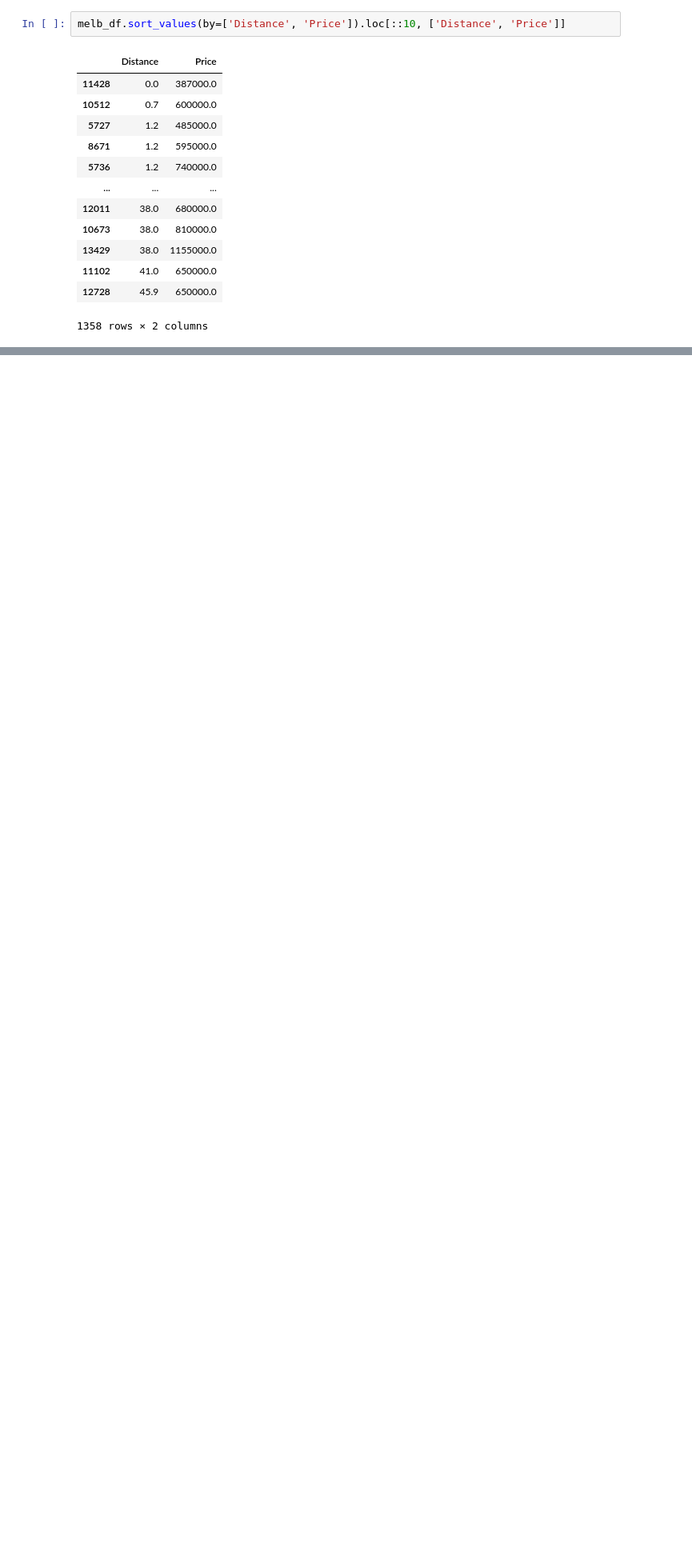
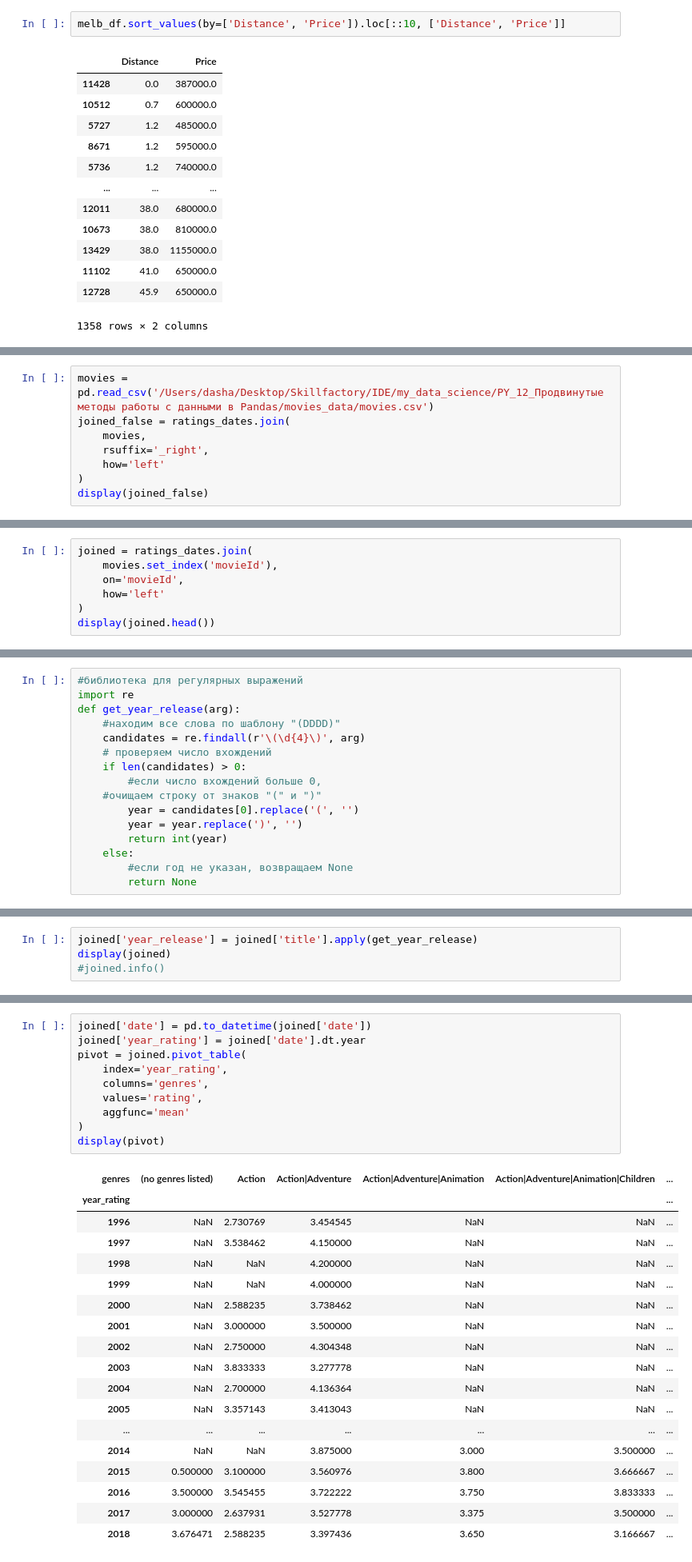
Before and after one commit to DaryaIly/my_data_science, a Jupyter notebook: PY_12_Продвинутые методы работы с данными в Pandas/Продвинутые приемы работы с данными в Pandas.ipynb, the cells around one changed output, grey strips where cells are left out. Shown: that part at 80% size. Cells and saved outputs as stored; diff of their text form; blank space fills up the shorter version.

```diff
--- a/PY_12_Продвинутые методы работы с данными в Pandas/Продвинутые приемы работы с данными в Pandas.ipynb
+++ b/PY_12_Продвинутые методы работы с данными в Pandas/Продвинутые приемы работы с данными в Pandas.ipynb
@@ -183,0 +854,8 @@ NameError: name 'melb_df' is not defined
+# %%
+movies = pd.read_csv('/Users/dasha/Desktop/Skillfactory/IDE/my_data_science/PY_12_Продвинутые методы работы с данными в Pandas/movies_data/movies.csv')
+joined_false = ratings_dates.join(
+    movies,
+    rsuffix='_right',
+    how='left'
+)
+display(joined_false)
@@ -183,0 +880,7 @@ NameError: name 'melb_df' is not defined
+# %%
+joined = ratings_dates.join(
+    movies.set_index('movieId'),
+    on='movieId',
+    how='left'
+)
+display(joined.head())
@@ -183,0 +965,16 @@ NameError: name 'melb_df' is not defined
+# %%
+#библиотека для регулярных выражений
+import re
+def get_year_release(arg):
+    #находим все слова по шаблону "(DDDD)"
+    candidates = re.findall(r'\(\d{4}\)', arg)
+    # проверяем число вхождений
+    if len(candidates) > 0:
+        #если число вхождений больше 0,
+	#очищаем строку от знаков "(" и ")"
+        year = candidates[0].replace('(', '')
+        year = year.replace(')', '')
+        return int(year)
+    else:
+        #если год не указан, возвращаем None
+        return None
@@ -183,0 +985,4 @@ NameError: name 'melb_df' is not defined
+# %%
+joined['year_release'] = joined['title'].apply(get_year_release)
+display(joined)
+#joined.info()
@@ -183,0 +1084,29 @@ NameError: name 'melb_df' is not defined
+# %%
+joined['date'] = pd.to_datetime(joined['date'])
+joined['year_rating'] = joined['date'].dt.year
+pivot = joined.pivot_table(
+    index='year_rating',
+    columns='genres',
+    values='rating',
+    aggfunc='mean'
+)
+display(pivot)
+# %% [output]
+| genres | (no genres listed) | Action | Action|Adventure | Action|Adventure|Animation | Action|Adventure|Animation|Children | ... |
+| year_rating |  |  |  |  |  | ... |
+| 1996 | NaN | 2.730769 | 3.454545 | NaN | NaN | ... |
+| 1997 | NaN | 3.538462 | 4.150000 | NaN | NaN | ... |
+| 1998 | NaN | NaN | 4.200000 | NaN | NaN | ... |
+| 1999 | NaN | NaN | 4.000000 | NaN | NaN | ... |
+| 2000 | NaN | 2.588235 | 3.738462 | NaN | NaN | ... |
+| 2001 | NaN | 3.000000 | 3.500000 | NaN | NaN | ... |
+| 2002 | NaN | 2.750000 | 4.304348 | NaN | NaN | ... |
+| 2003 | NaN | 3.833333 | 3.277778 | NaN | NaN | ... |
+| 2004 | NaN | 2.700000 | 4.136364 | NaN | NaN | ... |
+| 2005 | NaN | 3.357143 | 3.413043 | NaN | NaN | ... |
+| ... | ... | ... | ... | ... | ... | ... |
+| 2014 | NaN | NaN | 3.875000 | 3.000 | 3.500000 | ... |
+| 2015 | 0.500000 | 3.100000 | 3.560976 | 3.800 | 3.666667 | ... |
+| 2016 | 3.500000 | 3.545455 | 3.722222 | 3.750 | 3.833333 | ... |
+| 2017 | 3.000000 | 2.637931 | 3.527778 | 3.375 | 3.500000 | ... |
+| 2018 | 3.676471 | 2.588235 | 3.397436 | 3.650 | 3.166667 | ... |
```
Also changed, not shown: parts of 98 cells of this notebook, 6 other files.
